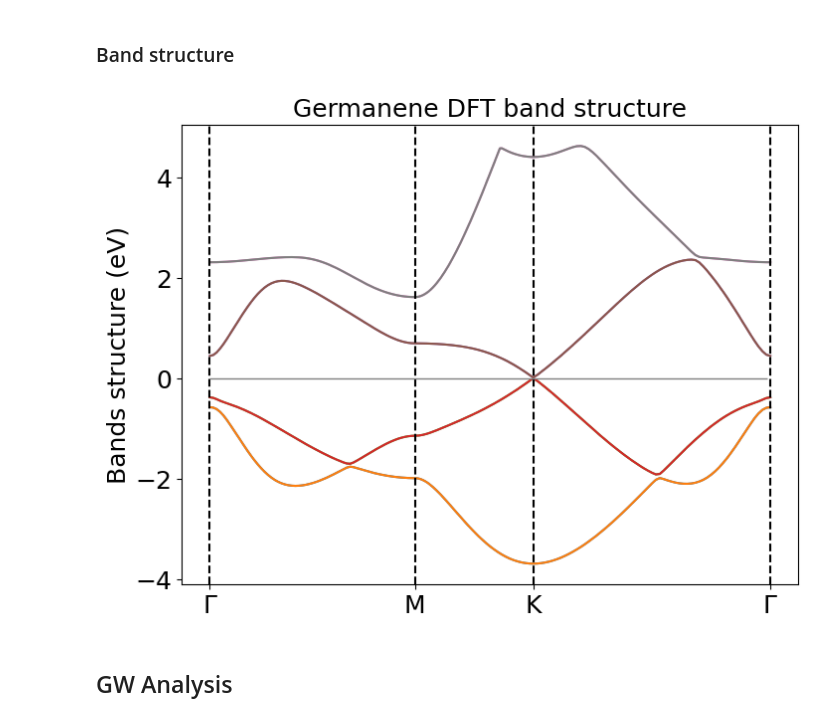
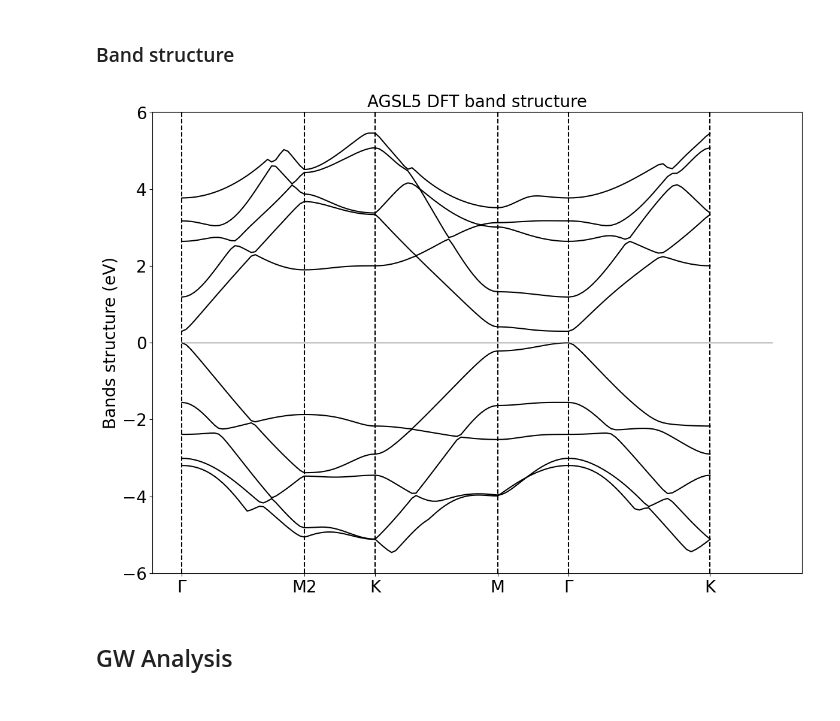
Before and after one commit to marcodalessandro76/AGSL5, a Jupyter notebook: Report.ipynb, the cells around one changed output. Cells and saved outputs as stored; diff of their text form; code cells hidden in the pictures.

```diff
--- a/Report.ipynb
+++ b/Report.ipynb
@@ -81,17 +73,28 @@ bands = U.BandStructure.from_Pw(bands_data,high_sym_points=high_sym)
-# %%
-label_size = 18
-
-fig, ax = plt.subplots(figsize=(8, 6))
-#ax.set_ylim(-5,7)
-bands.plot(plt,selection=[i for i in range(24,32)])
-ax.hlines(0.,0.,1.57,linestyles='-',color='gray',linewidth=1)
-ax.set_ylabel('Bands structure (eV)',size=label_size)
-ax.set_title('Germanene DFT band structure',size=label_size)
-ax.tick_params(axis='both', which='major', labelsize=label_size)
-
-#plt.savefig(fname='Plot/band_structure.eps',format='eps',bbox_inches = "tight")
-# %% [output]
-[figure, removed]
+# %%
+# cartesian  coords
+G = [0.0,0.0,0.0]
+M2 = [0.0,0.8617109,0.0]
+K = [0.5,0.8617109,0.0]
+M = [0.5,0.0,0.0]
+
+high_sym = {'G':G,'K':K,'M':M,'M2':M2} # useful to label the high-sym point on the path
+
+bands = U.BandStructure.from_Pw(bands_data,high_sym_points=high_sym)
+# %%
+label_size = 20
+
+fig, ax = plt.subplots(figsize=(14, 10))
+#ax.set_ylim(-5,7)
+bands.plot(plt,selection=[i for i in range(20,30)],color='black') #
+#bands.plot(plt,selection=[i for i in range(26,30)],color='red')
+ax.hlines(0.,0.,4.16,linestyles='-',color='gray',linewidth=1)
+ax.set_ylabel('Bands structure (eV)',size=label_size)
+ax.set_title('AGSL5 DFT band structure',size=label_size)
+ax.tick_params(axis='both', which='major', labelsize=label_size)
+
+#plt.savefig(fname='Plot/band_structure.eps',format='eps',bbox_inches = "tight")
+# %% [output]
+[figure, added]
 # %% [markdown]
 ## GW Analysis
 # %% [markdown]
```
Also changed, not shown: parts of 1 cell of this notebook.
